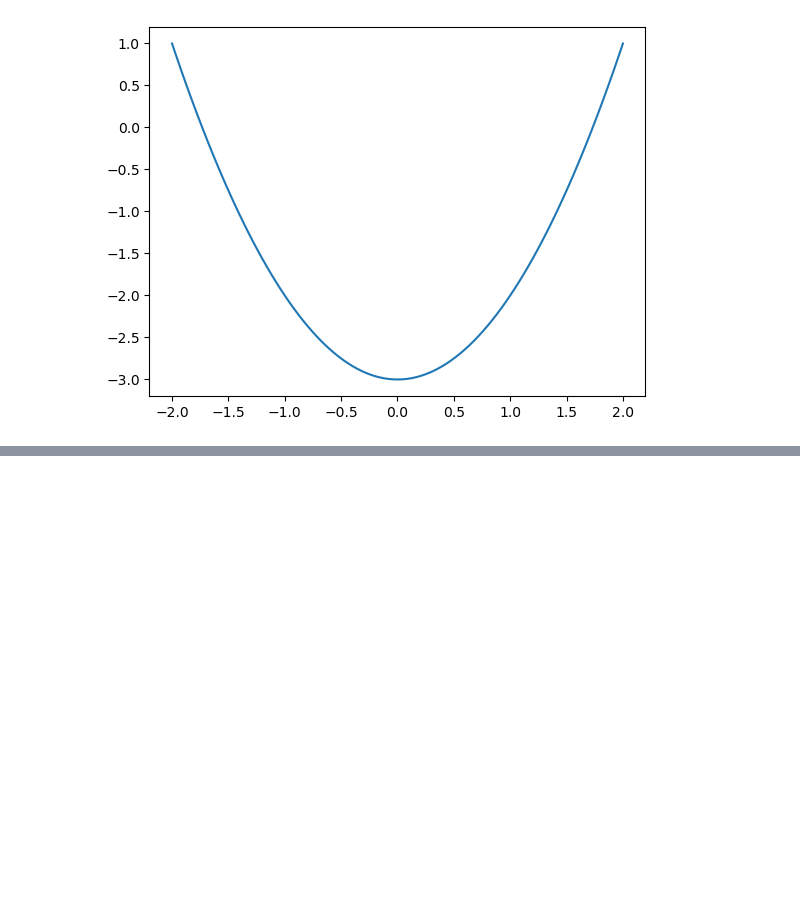
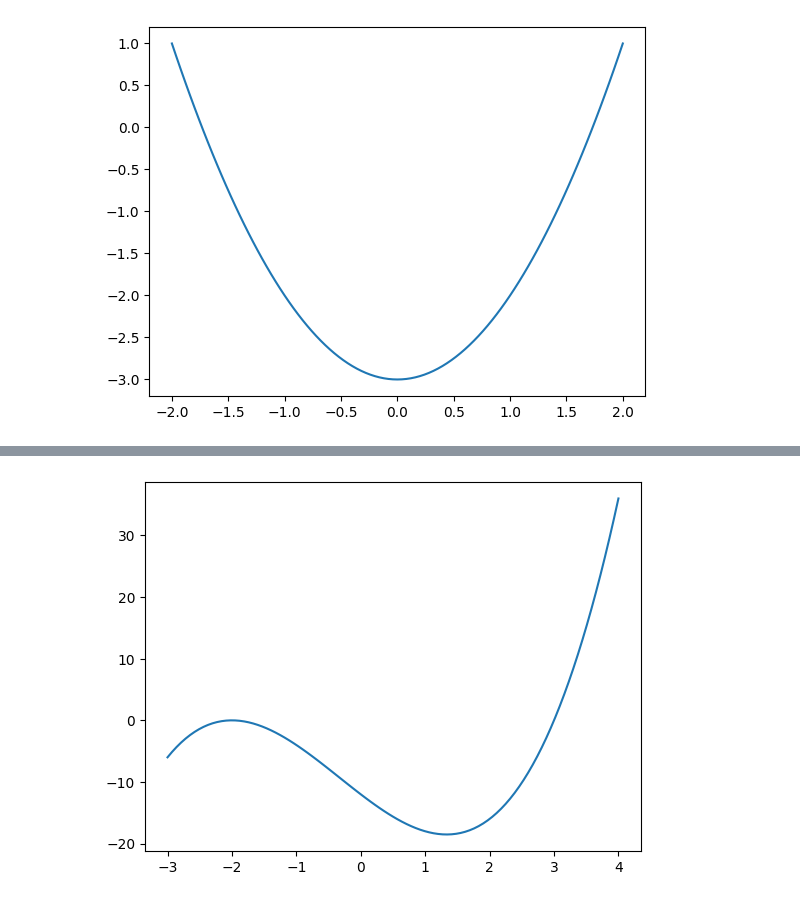
Before and after one commit to augustin101010/PythonClass, a Jupyter notebook: Spring_2024/Plotting_in_Python_II.ipynb, the cells around one changed output, grey strips where cells are left out. Cells and saved outputs as stored; diff of their text form; code cells hidden in the pictures; blank space fills up the shorter version.

```diff
--- a/Spring_2024/Plotting_in_Python_II.ipynb
+++ b/Spring_2024/Plotting_in_Python_II.ipynb
@@ -74,0 +97,6 @@ plt.show()
+# %%
+cubic_4_ys = np.array([ cubic_4(xs) for xs in cubic_4_xs ])
+plt.plot(cubic_4_xs, cubic_4_ys)
+plt.show()
+# %% [output]
+[figure, added]
```
Also changed, not shown: parts of 7 cells of this notebook.
